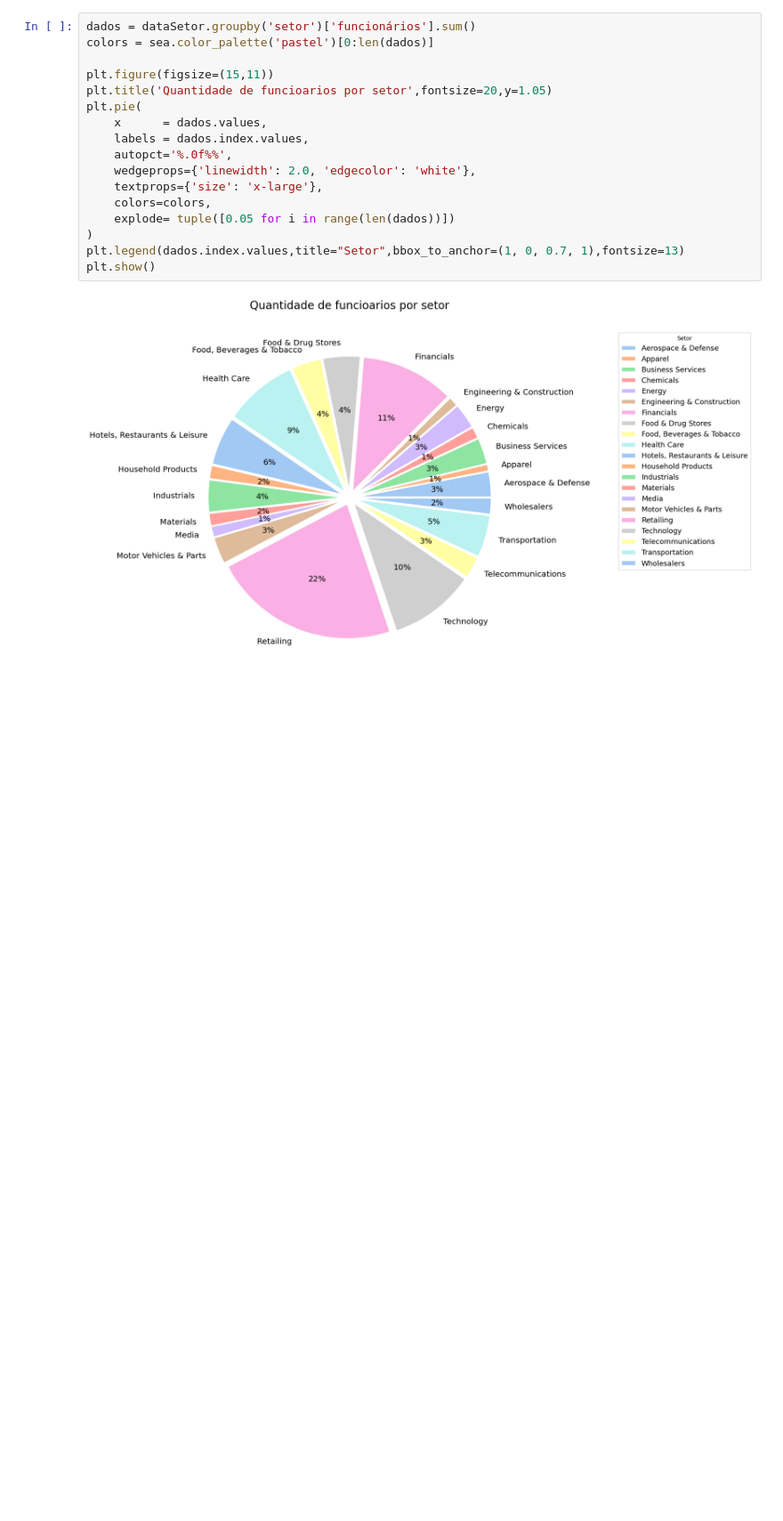
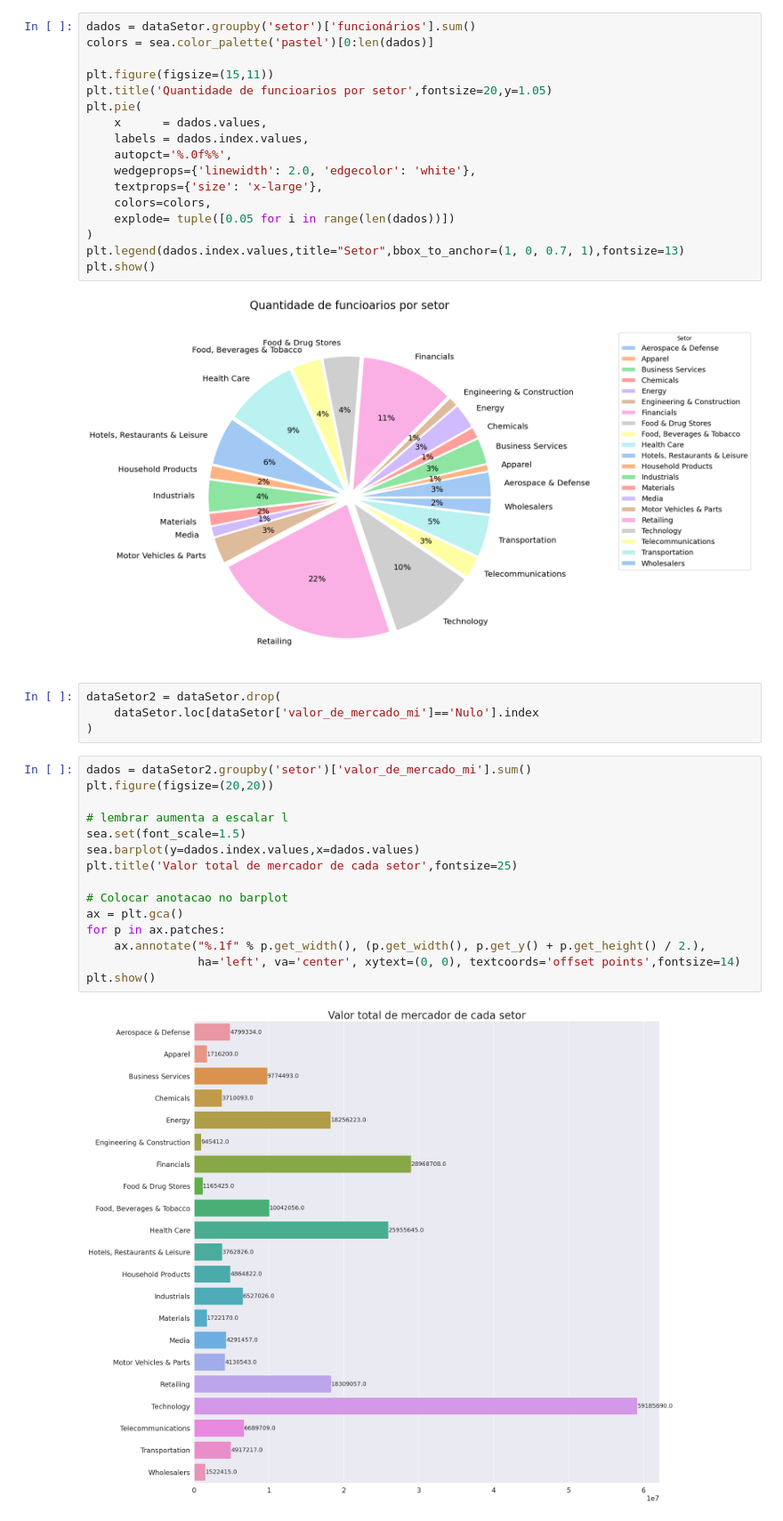
Before and after one commit to kaladabrio2020/AnalisandoFortunas, a Jupyter notebook: Analise.ipynb, the cells around one changed output. Shown at 89% size. Cells and saved outputs as stored; diff of their text form; blank space fills up the shorter version.

Commit message:
data5

```diff
--- a/Analise.ipynb
+++ b/Analise.ipynb
@@ -192,3 +212,24 @@ plt.legend(dados.index.values,title="Setor",bbox_to_anchor=(1, 0, 0.7, 1),fontsi
 plt.show()
 # %% [output]
 [figure]
+# %%
+dataSetor2 = dataSetor.drop(
+    dataSetor.loc[dataSetor['valor_de_mercado_mi']=='Nulo'].index
+)
+# %%
+dados = dataSetor2.groupby('setor')['valor_de_mercado_mi'].sum()
+plt.figure(figsize=(20,20))
+
+# lembrar aumenta a escalar l
+sea.set(font_scale=1.5)
+sea.barplot(y=dados.index.values,x=dados.values)
+plt.title('Valor total de mercador de cada setor',fontsize=25)
+
+# Colocar anotacao no barplot
+ax = plt.gca()
+for p in ax.patches:
+    ax.annotate("%.1f" % p.get_width(), (p.get_width(), p.get_y() + p.get_height() / 2.),
+                ha='left', va='center', xytext=(0, 0), textcoords='offset points',fontsize=14)
+plt.show()
+# %% [output]
+[figure, added]
```
Also changed, not shown: parts of 1 cell of this notebook.
